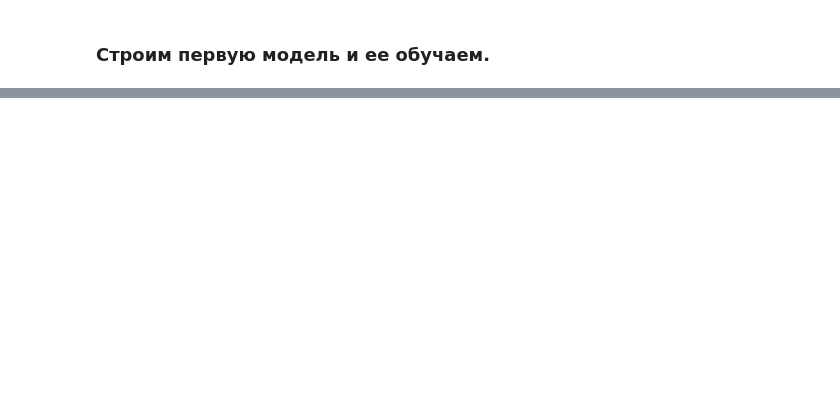
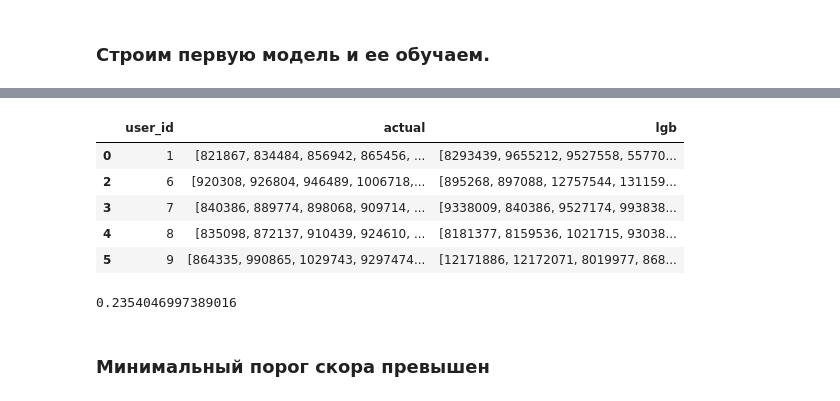
Before and after one commit to OctavianNekit/Recomabdation_System_Project, a Jupyter notebook: Project.ipynb, the cells around one changed output, grey strips where cells are left out. Drawn from its saved outputs; the diff is of its cells as text; code cells hidden in the pictures; blank space fills up the shorter version.

```diff
--- a/Project.ipynb
+++ b/Project.ipynb
@@ -332,0 +476,4 @@ result_lvl_1.apply(lambda row: recall_at_k(row['als'], row['actual'], k=50), axi
+# %%
+result = data_val_lvl_2.groupby('user_id')['item_id'].unique().reset_index()
+result.columns=['user_id', 'actual']
+result.head(5)
@@ -332,0 +487,18 @@ result_lvl_1.apply(lambda row: recall_at_k(row['als'], row['actual'], k=50), axi
+# %%
+predictions_lgbm = targets_lvl_2[['user_id', 'item_id']].copy().drop_duplicates()
+predictions_lgbm = predictions_lgbm.groupby('user_id')['item_id'].apply(list).reset_index()
+predictions_lgbm['item_id'] = predictions_lgbm.apply(lambda row: row['item_id'][:5], axis=1)
+# %%
+result = result.merge(predictions_lgbm, on='user_id', how='left')
+result.rename(columns={'item_id': 'lgb'}, inplace=True)
+# %%
+result = result[result['lgb'].notna()]
+# %%
+result.head(5)
+# %% [output]
+|  | user_id | actual | lgb |
+| 0 | 1 | [821867, 834484, 856942, 865456, ... | [8293439, 9655212, 9527558, 55770... |
+| 2 | 6 | [920308, 926804, 946489, 1006718,... | [895268, 897088, 12757544, 131159... |
+| 3 | 7 | [840386, 889774, 898068, 909714, ... | [9338009, 840386, 9527174, 993838... |
+| 4 | 8 | [835098, 872137, 910439, 924610, ... | [8181377, 8159536, 1021715, 93038... |
+| 5 | 9 | [864335, 990865, 1029743, 9297474... | [12171886, 12172071, 8019977, 868... |
@@ -332,0 +526,6 @@ result_lvl_1.apply(lambda row: recall_at_k(row['als'], row['actual'], k=50), axi
+# %%
+result.apply(lambda row: precision_at_k(row['lgb'], row['actual'], k=5), axis=1).mean()
+# %% [output]
+0.2354046997389016
+# %% [markdown]
+### Минимальный порог скора превышен
```
Also changed, not shown: parts of 31 cells of this notebook, 2 other files.
